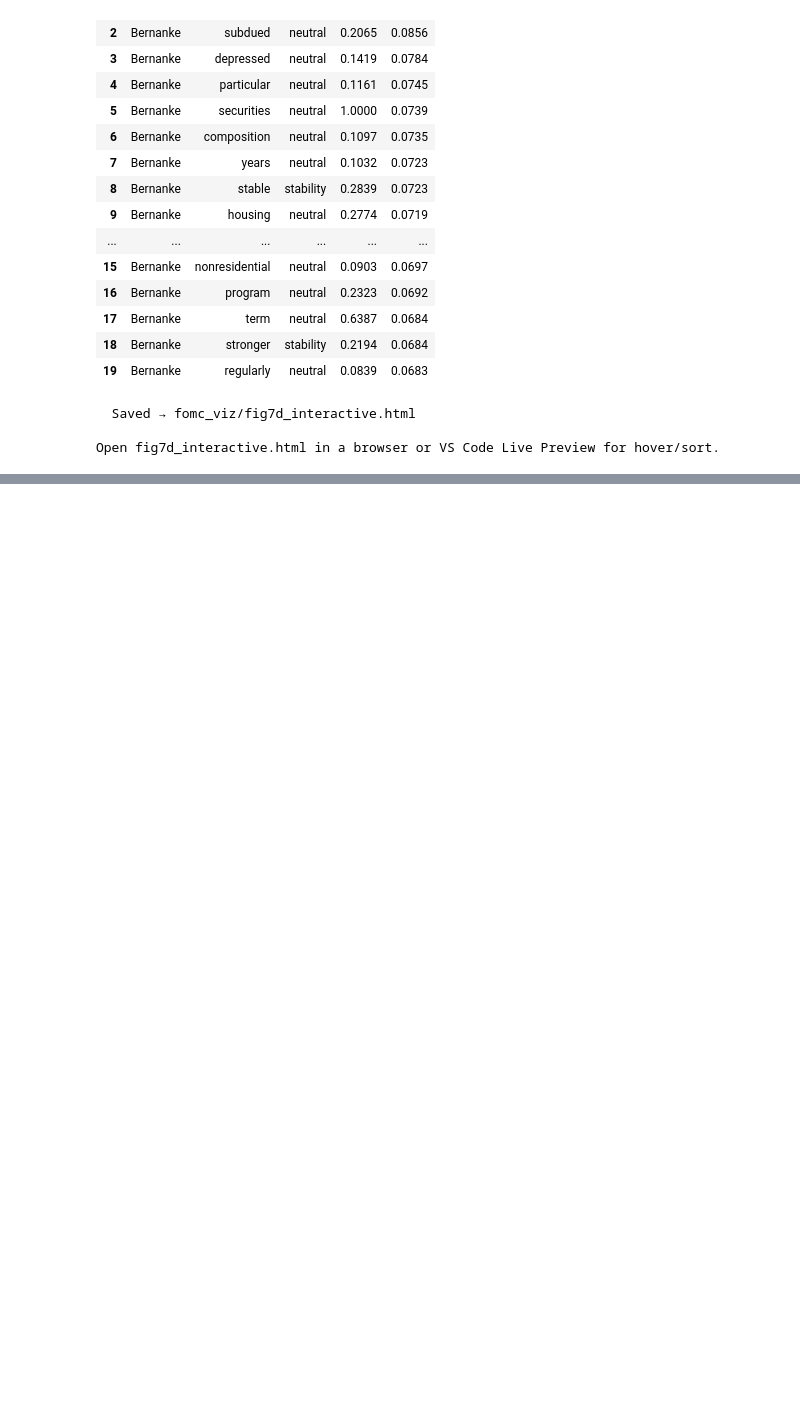
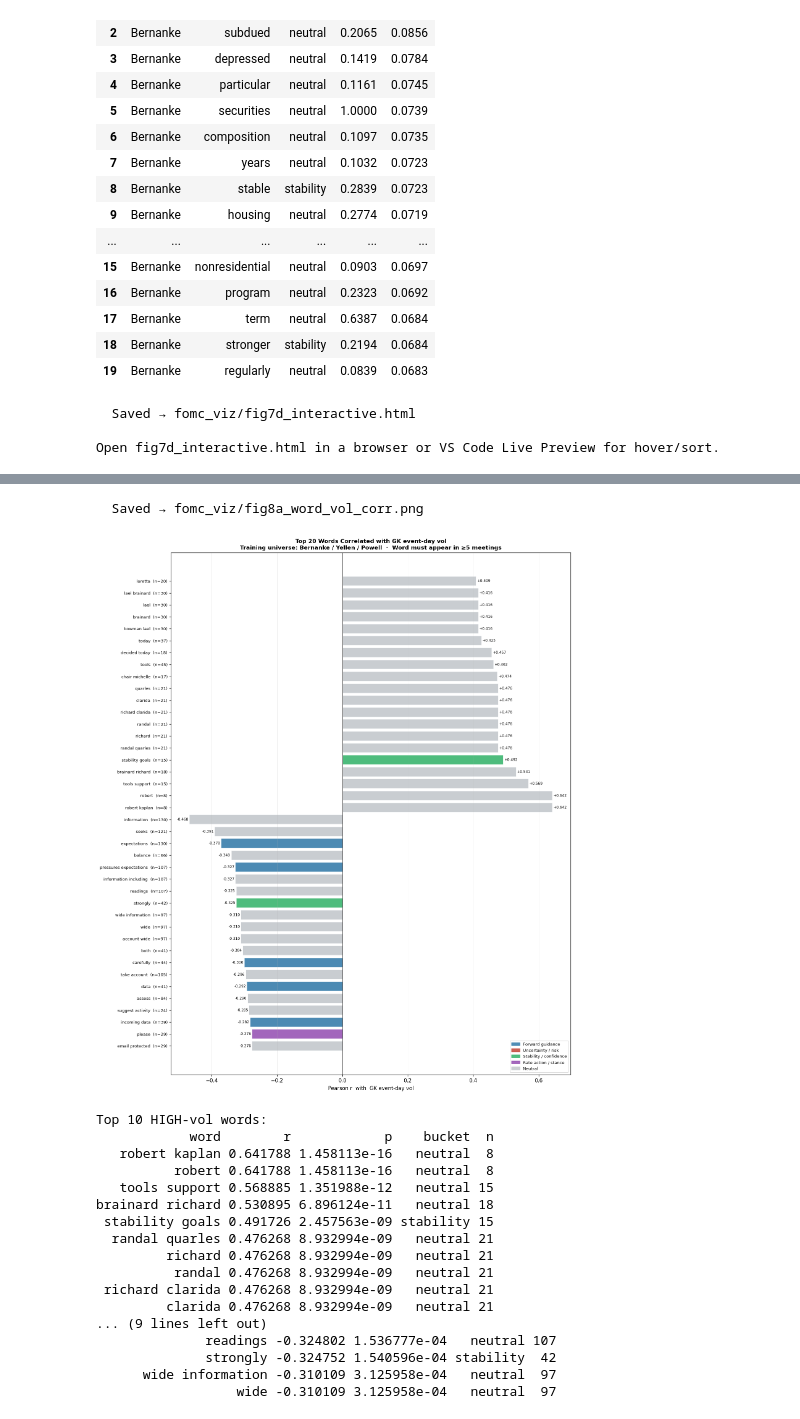
Before and after one commit to ZinuoS/fomc-vol-study, a Jupyter notebook: fomc_pipeline_notebook.ipynb, the cells around one changed output, grey strips where cells are left out. Drawn from its saved outputs; the diff is of its cells as text; code cells hidden in the pictures; blank space fills up the shorter version.

```diff
--- a/fomc_pipeline_notebook.ipynb
+++ b/fomc_pipeline_notebook.ipynb
@@ -2774,0 +2873,78 @@ print("═" * 62)
+# %%
+
+def plot_word_vol_corr(corr_df: pd.DataFrame,
+                       vol_label: str = "GK event-day vol",
+                       top_n: int = 20) -> plt.Figure:
+    """
+    Diverging bar chart: top_n high-vol words (right, red shades) and
+    top_n low-vol words (left, blue shades), coloured by semantic bucket.
+    """
+    pos = corr_df[corr_df["r"] > 0].head(top_n)
+    neg = corr_df[corr_df["r"] < 0].head(top_n)
+    plot_df = pd.concat([neg.iloc[::-1], pos]).reset_index(drop=True)
+
+    colors = [BUCKET_COLORS.get(b, "#bdc3c7") for b in plot_df["bucket"]]
+    y_pos  = np.arange(len(plot_df))
+
+    fig, ax = plt.subplots(figsize=(13, max(8, len(plot_df) * 0.38)))
+    bars = ax.barh(y_pos, plot_df["r"], color=colors, alpha=0.82, edgecolor="white")
+
+    ax.axvline(0, color="#333333", lw=0.9)
+    ax.set_yticks(y_pos)
+    ax.set_yticklabels(
+        [f"{r['word']}  (n={r['n']})" for _, r in plot_df.iterrows()],
+        fontsize=8,
+    )
+    ax.set_xlabel(f"Pearson r  with  {vol_label}", fontsize=10)
+    ax.set_title(
+        f"Top {top_n} Words Correlated with {vol_label}\n"
+        "Training universe: Bernanke / Yellen / Powell  ·  "
+        "Word must appear in ≥5 meetings",
+        fontsize=11, fontweight="bold",
+    )
+
+    # Annotate r values on bars
+    for bar, r_val in zip(bars, plot_df["r"]):
+        x = bar.get_width()
+        ax.text(x + (0.003 if x >= 0 else -0.003), bar.get_y() + bar.get_height() / 2,
+                f"{r_val:+.3f}", va="center",
+                ha="left" if x >= 0 else "right", fontsize=7)
+
+    # Legend
+    handles = [mpatches.Patch(color=BUCKET_COLORS[b], alpha=0.8, label=BUCKET_DISPLAY[b])
+               for b in ["guidance", "uncertainty", "stability", "action", "neutral"]]
+    ax.legend(handles=handles, fontsize=8, loc="lower right")
+    ax.grid(axis="x", lw=0.4, alpha=0.4)
+    fig.tight_layout()
+    savefig(fig, "fig8a_word_vol_corr")
+    return fig
+
+
+_corrs_gk = _word_vol_corrs(X_hist, vol_hist["gk_vol_10y"]) if "gk_vol_10y" in vol_hist else pd.DataFrame()
+if not _corrs_gk.empty:
+    fig8a = plot_word_vol_corr(_corrs_gk, vol_label="GK event-day vol", top_n=20)
+    plt.show()
+    print(f"\nTop 10 HIGH-vol words:")
+    print(_corrs_gk[_corrs_gk["r"] > 0].head(10)[["word","r","p","bucket","n"]].to_string(index=False))
+    print(f"\nTop 10 LOW-vol words:")
+    print(_corrs_gk[_corrs_gk["r"] < 0].head(10)[["word","r","p","bucket","n"]].to_string(index=False))
+# %% [output]
+  Saved → fomc_viz/fig8a_word_vol_corr.png
+[figure, added]
+Top 10 HIGH-vol words:
+            word        r            p    bucket  n
+   robert kaplan 0.641788 1.458113e-16   neutral  8
+          robert 0.641788 1.458113e-16   neutral  8
+   tools support 0.568885 1.351988e-12   neutral 15
+brainard richard 0.530895 6.896124e-11   neutral 18
+ stability goals 0.491726 2.457563e-09 stability 15
+  randal quarles 0.476268 8.932994e-09   neutral 21
+         richard 0.476268 8.932994e-09   neutral 21
+          randal 0.476268 8.932994e-09   neutral 21
+ richard clarida 0.476268 8.932994e-09   neutral 21
+         clarida 0.476268 8.932994e-09   neutral 21
+... (9 lines left out)
+              readings -0.324802 1.536777e-04   neutral 107
+              strongly -0.324752 1.540596e-04 stability  42
+      wide information -0.310109 3.125958e-04   neutral  97
+                  wide -0.310109 3.125958e-04   neutral  97
```
Also changed, not shown: parts of 9 cells of this notebook, 1 other file.
